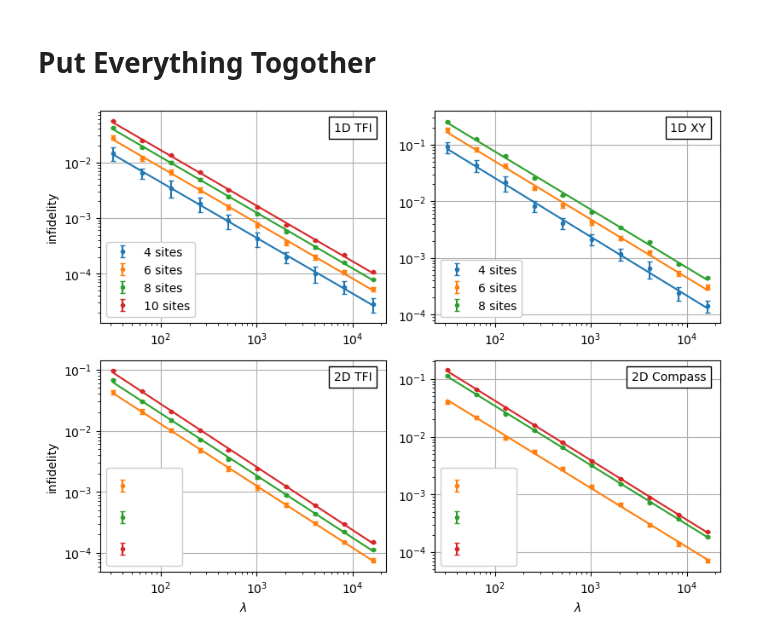
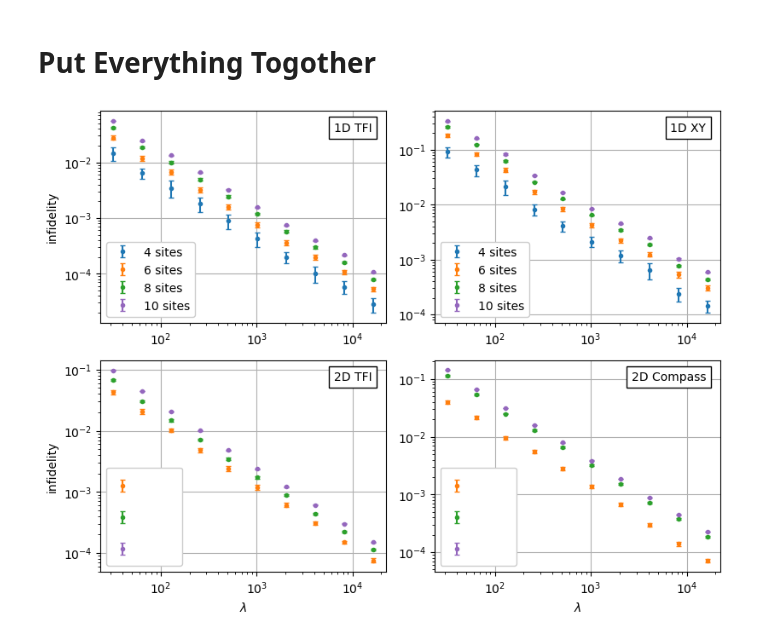
Before and after one commit to sqrta/ErrorSupression, a Jupyter notebook: use-dynamite/data/plot_sweep_lamb.ipynb, the cells around one changed output. Saved outputs shown, nothing was run; the diff lists cells and outputs as text; code cells hidden in the pictures.

```diff
--- a/use-dynamite/data/plot_sweep_lamb.ipynb
+++ b/use-dynamite/data/plot_sweep_lamb.ipynb
@@ -177,7 +177,7 @@ plt.show()
 # 1D XY
 # %%
 model = "1dXY"
-for nb in [2,3,4]:
+for nb in [2,3,4,5]:
     n_logi = 2 * nb
     data_lamb, data_seed, data_infidelity, data_postsel_infidelity = [], [], [], []
 
@@ -709,7 +709,7 @@ fig.tight_layout(w_pad=1)
 
 ############################ 1d TFI ############################
 ax = axs[0, 0]
-for nb, color in zip([2,3,4,5], ["C0", "C1", "C2", "C3"]):
+for nb, color in zip([2,3,4,5], ["C0", "C1", "C2", "C4"]):
     lamb_arr, mean_arr, std_arr = get_data_from_file(f"1dTFIM_sweep_lamb_{nb}blocks_noise=0.1_t=1.txt")
     ax.errorbar(lamb_arr, mean_arr, yerr=std_arr,
                 label=f'{2 * nb} sites',
@@ -717,11 +717,6 @@ for nb, color in zip([2,3,4,5], ["C0", "C1", "C2", "C3"]):
                 marker='o', markersize=3, linestyle='',
                 capsize=2
                 )
-    lr = scipy.stats.linregress(np.log(lamb_arr), np.log(mean_arr))
-    ax.plot(lamb_arr, np.exp(lr.slope * np.log(lamb_arr) + lr.intercept),
-            color=color,
-            linestyle="-"
-            )
 ax.set_xscale("log")
 ax.set_yscale("log")
 ax.set_ylabel("infidelity")
@@ -734,8 +729,7 @@ ax.legend(loc="lower left", framealpha=1.0)
 
 ############################ 1d XY ############################
 ax = axs[0, 1]
-# for nb, color in zip([2,3,4,5], ["C0", "C1", "C2", "C3"]):
-for nb, color in zip([2,3,4], ["C0", "C1", "C2"]):
+for nb, color in zip([2,3,4,5], ["C0", "C1", "C2", "C4"]):
     lamb_arr, mean_arr, std_arr = get_data_from_file(f"1dXZ_sweep_lamb_{nb}blocks_noise=0.1_t=1.txt")
     ax.errorbar(lamb_arr, mean_arr, yerr=std_arr,
                 label=f'{2 * nb} sites',
@@ -743,11 +737,6 @@ for nb, color in zip([2,3,4], ["C0", "C1", "C2"]):
                 marker='o', markersize=3, linestyle='',
                 capsize=2
                 )
-    lr = scipy.stats.linregress(np.log(lamb_arr), np.log(mean_arr))
-    ax.plot(lamb_arr, np.exp(lr.slope * np.log(lamb_arr) + lr.intercept),
-            color=color,
-            linestyle="-"
-            )
 ax.set_xscale("log")
 ax.set_yscale("log")
 ax.set_title("1D XY", fontsize=10,
@@ -759,7 +748,7 @@ ax.legend(loc="lower left", framealpha=1.0)
 
 ############################ 2d TFI ############################
 ax = axs[1, 0]
-for lattice, color in zip(["3x2", "2x4", "Lshape"], ["C1", "C2", "C3"]):
+for lattice, color in zip(["3x2", "2x4", "Lshape"], ["C1", "C2", "C4"]):
     lamb_arr, mean_arr, std_arr = get_data_from_file(f"2dTFIM_sweep_lamb_{lattice}_noise=0.1_t=1.txt")
     ax.errorbar(lamb_arr, mean_arr, yerr=std_arr,
                 # label=f'{lattice} lattice',
@@ -768,48 +757,38 @@ for lattice, color in zip(["3x2", "2x4", "Lshape"], ["C1", "C2", "C3"]):
                 marker='o', markersize=3, linestyle='',
                 capsize=2
                 )
-    lr = scipy.stats.linregress(np.log(lamb_arr), np.log(mean_arr))
-    ax.plot(lamb_arr, np.exp(lr.slope * np.log(lamb_arr) + lr.intercept),
-            color=color,
-            linestyle="-"
-            )
 ax.set_xscale("log")
 ax.set_yscale("log")
 ax.set_xlabel(r"$\lambda$")
 ax.set_ylabel("infidelity")
 ax.set_title("2D TFI", fontsize=10,
              x=0.95, y=1.0, pad=-17,
              bbox=dict(facecolor='white'),
              horizontalalignment="right")
 ax.grid()
 ax.legend(loc="lower left", framealpha=1.0)
 
 ############################ 2d Compass ############################
 ax = axs[1, 1]
-for lattice, color in zip(["3x2", "2x4", "Lshape"], ["C1", "C2", "C3"]):
+for lattice, color in zip(["3x2", "2x4", "Lshape"], ["C1", "C2", "C4"]):
     lamb_arr, mean_arr, std_arr = get_data_from_file(f"2dCompass_sweep_lamb_{lattice}_noise=0.1_t=1.txt")
     ax.errorbar(lamb_arr, mean_arr, yerr=std_arr,
                 # label=f'{lattice} lattice',
                 label='         \n',
                 color=color,
                 marker='o', markersize=3, linestyle='',
                 capsize=2
                 )
-    lr = scipy.stats.linregress(np.log(lamb_arr), np.log(mean_arr))
-    ax.plot(lamb_arr, np.exp(lr.slope * np.log(lamb_arr) + lr.intercept),
-            color=color,
-            linestyle="-"
-            )
 ax.set_xscale("log")
 ax.set_yscale("log")
 ax.set_xlabel(r"$\lambda$")
 ax.set_title("2D Compass", fontsize=10,
              x=0.95, y=1.0, pad=-17,
              bbox=dict(facecolor='white'),
              horizontalalignment="right")
 ax.grid()
 ax.legend(loc="lower left", framealpha=1.0)
 
 fig.savefig("sweep_lamb.pdf", bbox_inches='tight', format="pdf")
 # %% [output]
-[figure, old version]
+[figure, new version]
```
Also changed, not shown: parts of 1 cell of this notebook.
